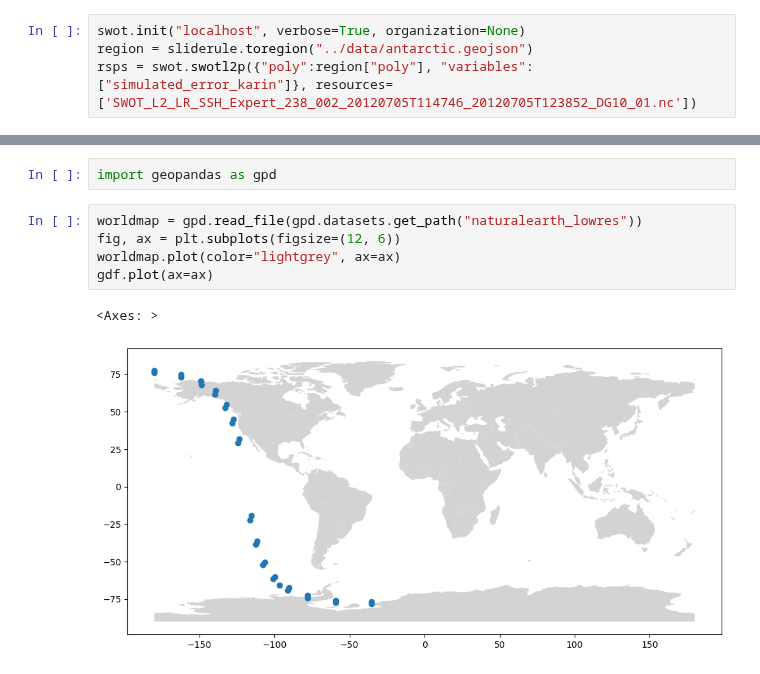
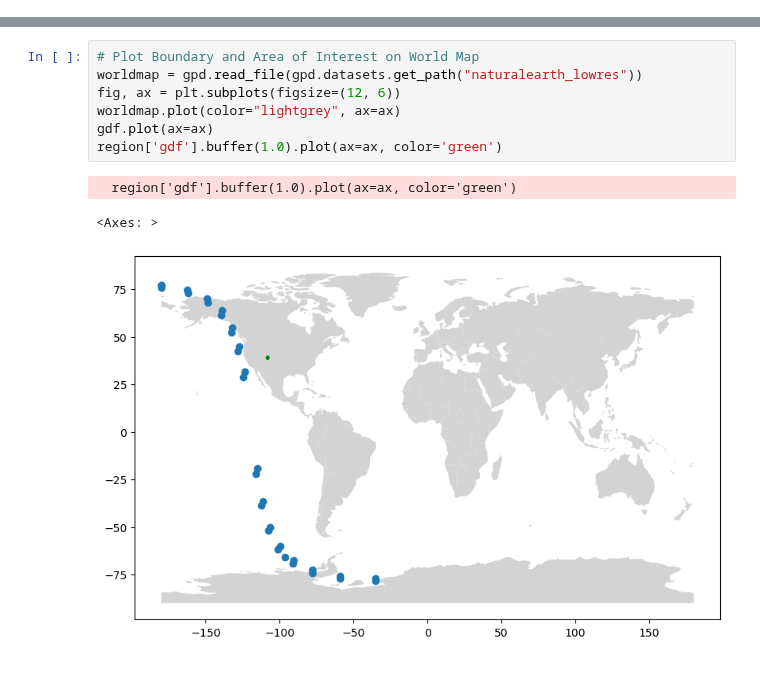
Before and after one commit to SlideRuleEarth/sliderule-python, a Jupyter notebook: examples/swot_cmr_sim.ipynb, the cells around one changed output, grey strips where cells are left out. Drawn from its saved outputs; the diff is of its cells as text.

```diff
--- a/examples/swot_cmr_sim.ipynb
+++ b/examples/swot_cmr_sim.ipynb
@@ -11,7 +14,3 @@ granules
 # %% [output]
 ['SWOT_L2_LR_SSH_Expert_009_009_20111121T053342_20111121T062448_DG10_01.nc',
  'SWOT_L2_LR_SSH_Expert_238_002_20120705T114746_20120705T123852_DG10_01.nc']
-# %%
-swot.init("localhost", verbose=True, organization=None)
-region = sliderule.toregion("../data/antarctic.geojson")
-rsps = swot.swotl2p({"poly":region["poly"], "variables":["simulated_error_karin"]}, resources=['SWOT_L2_LR_SSH_Expert_238_002_20120705T114746_20120705T123852_DG10_01.nc'])
@@ -214,10 +158,11 @@ gdf.plot()
-# %%
-import geopandas as gpd
 # %%
+# Plot Boundary and Area of Interest on World Map
 worldmap = gpd.read_file(gpd.datasets.get_path("naturalearth_lowres"))
 fig, ax = plt.subplots(figsize=(12, 6))
 worldmap.plot(color="lightgrey", ax=ax)
 gdf.plot(ax=ax)
+region['gdf'].buffer(1.0).plot(ax=ax, color='green')
 # %% [output]
-<Axes: >
+  region['gdf'].buffer(1.0).plot(ax=ax, color='green')
+<Axes: >
-[figure, old version]
+[figure, new version]
```
Also changed, not shown: parts of 13 cells of this notebook.
